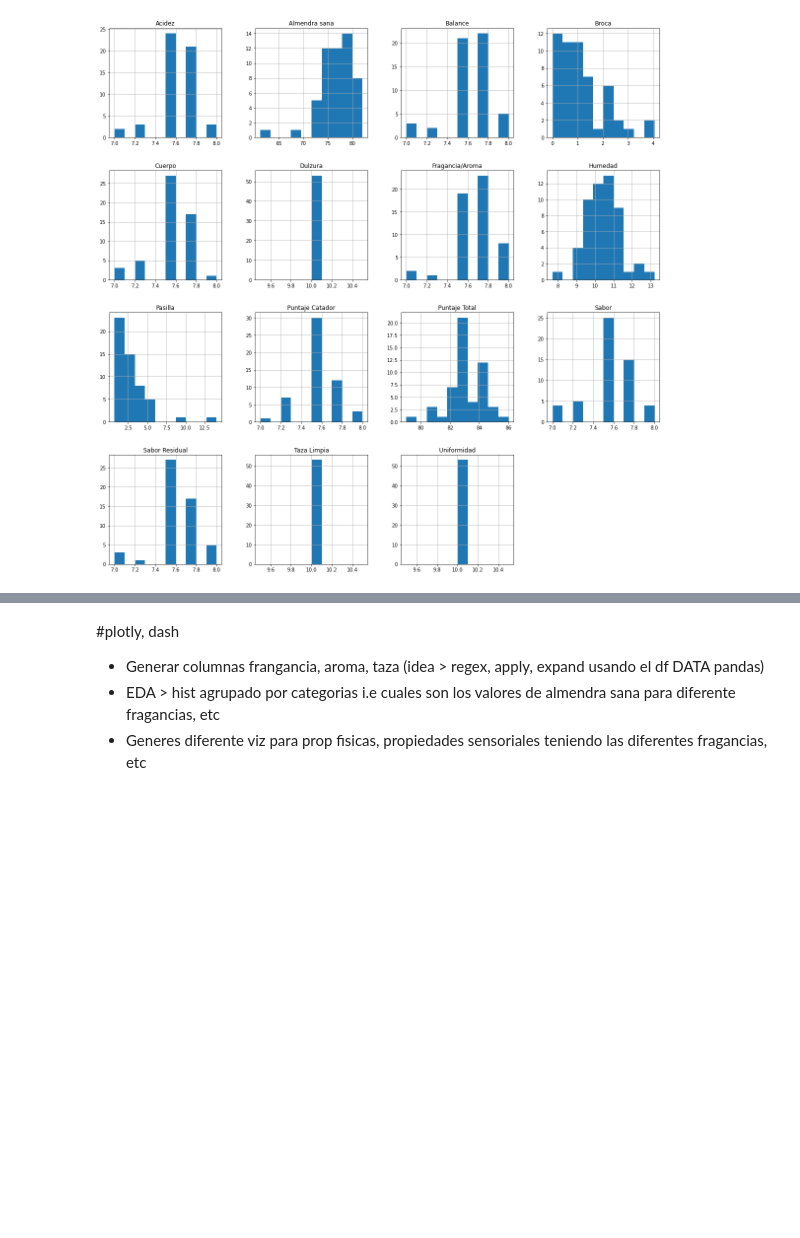
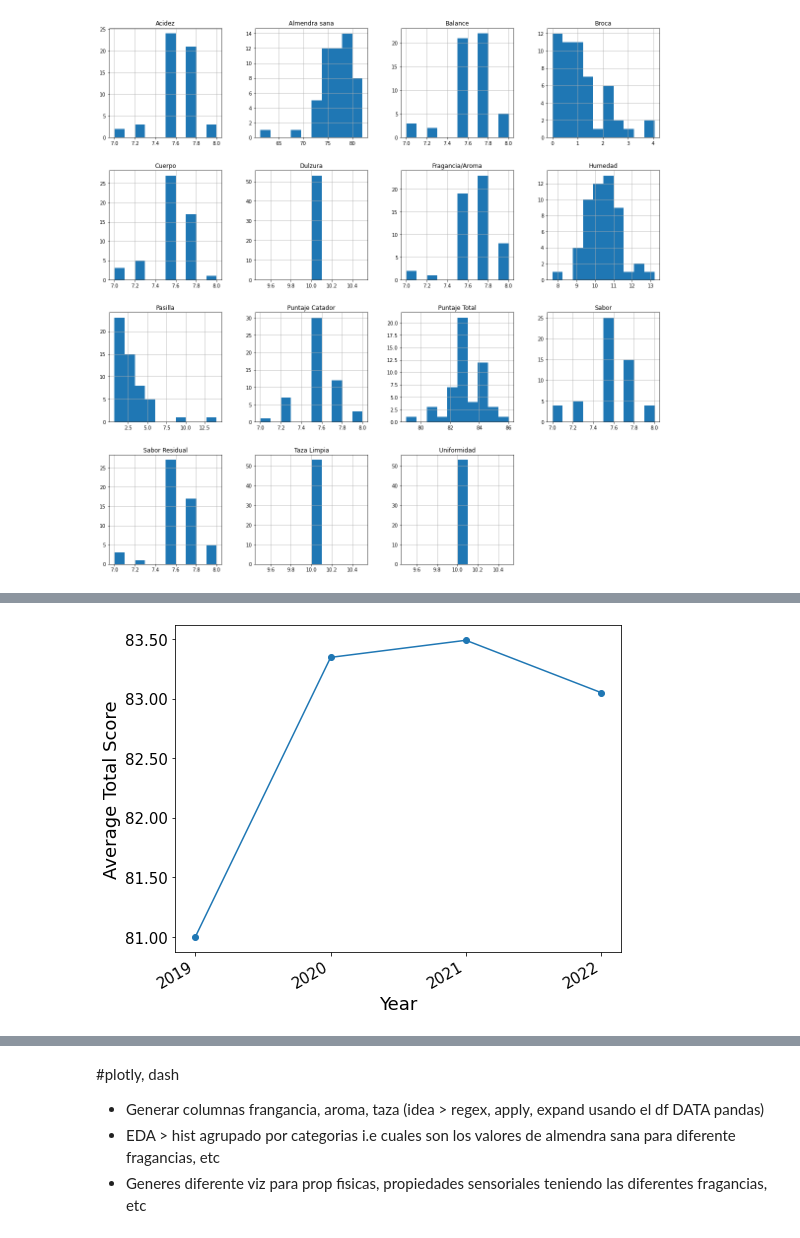
Before and after one commit to SRam3/Coffee_flavors_analyzer, a Jupyter notebook: notebooks/data_analysis.ipynb, the cells around one changed output, grey strips where cells are left out. Drawn from its saved outputs; the diff is of its cells as text; code cells hidden in the pictures; blank space fills up the shorter version.

```diff
--- a/notebooks/data_analysis.ipynb
+++ b/notebooks/data_analysis.ipynb
@@ -85,2 +89,14 @@ correlation = sns.pairplot(DATA, hue="Almendra sana", height=1.5)
 # %%
-#DATA.groupby(['fragancia_cualitativa']).mean().to_frame().hist(figsize=(20,20))
+total_score = coffee_data[["Fecha", "Puntaje Total"]].sort_values("Fecha")
+total_score["Fecha"] = pd.to_datetime(total_score["Fecha"], format='%d/%m/%Y')
+total_score = total_score.groupby(total_score["Fecha"].dt.year)["Puntaje Total"].mean()
+plt.figure(figsize=(8,6))
+plt.plot(total_score.index, total_score.values, marker="o")
+plt.gca().yaxis.set_major_formatter("{:.2f}".format)
+plt.xlabel("Year", size=18)
+plt.ylabel("Average Total Score", size=18)
+plt.xticks(total_score.index, rotation=30, ha="right", size=15)
+plt.yticks(size=15)
+plt.show();
+# %% [output]
+[figure, added]
```
Also changed, not shown: parts of 9 cells of this notebook, 1 other file.
